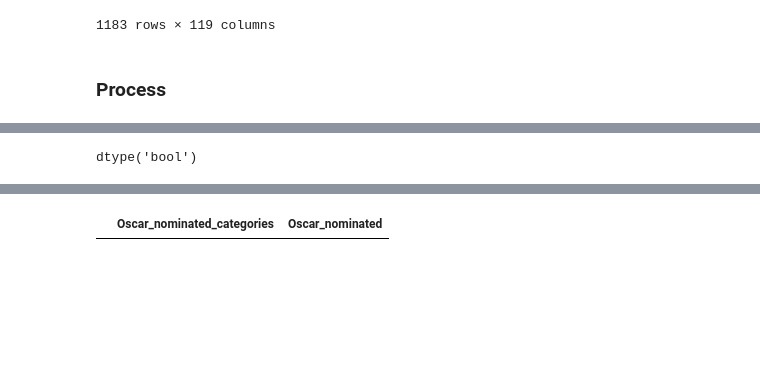
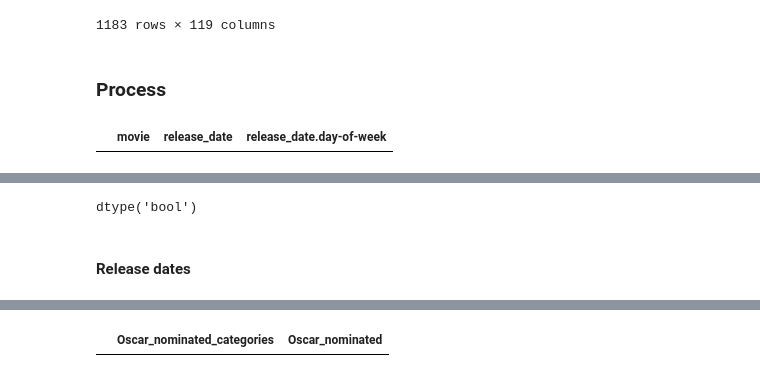
Before and after one commit to ryandecamp/CMSC320FinalProject, a Jupyter notebook: checkpoint_2.ipynb, the cells around one changed output, grey strips where cells are left out. Saved outputs shown, nothing was run; the diff lists cells and outputs as text; code cells hidden in the pictures; blank space fills up the shorter version.

```diff
--- a/checkpoint_2.ipynb
+++ b/checkpoint_2.ipynb
@@ -26,6 +26,13 @@ movie_df
 1183 rows × 119 columns
 # %% [markdown]
 ### Process
+# %%
+movie_df[movie_df["release_date.day-of-week"] == 0][["movie", "release_date", "release_date.day-of-week"]]
+
+# 1 is monday
+# 7 is sunday
+# %% [output]
+|  | movie | release_date | release_date.day-of-week |
 # %%
 # make sure all are unique
 
@@ -47,3 +54,5 @@ for column in movie_df.columns:
 movie_df["Oscar_Best_Picture_won"].dtype
 # %% [output]
 dtype('bool')
+# %% [markdown]
+#### Release dates
```
Also changed, not shown: parts of 9 cells of this notebook.
